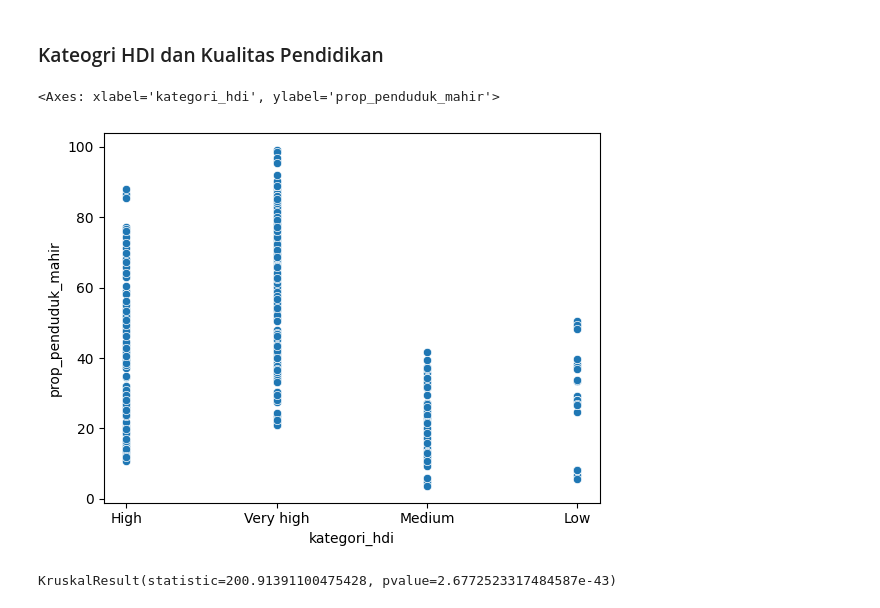
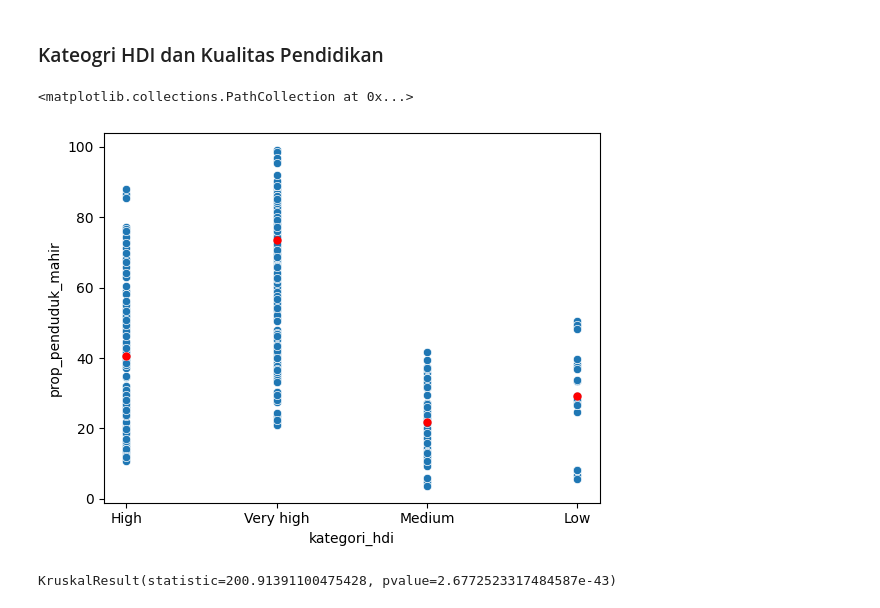
Before and after one commit to JayaWinata/DAC-IFest-2024-BukanWibu, a Jupyter notebook: SourceCode_DAC2024_BukanWibu.ipynb, the cells around one changed output. Saved outputs shown, nothing was run; the diff lists cells and outputs as text; code cells hidden in the pictures.

Commit message:
feat: add median in the scatter plot

```diff
--- a/SourceCode_DAC2024_BukanWibu.ipynb
+++ b/SourceCode_DAC2024_BukanWibu.ipynb
@@ -248,9 +248,11 @@ Pada analisis ini, nilai kritis (critical value) yang digunakan adalah p = 0.05
 ### Kateogri HDI dan Kualitas Pendidikan
 # %%
 sns.scatterplot(x='kategori_hdi', y='prop_penduduk_mahir', data=df)
+median_values = df.groupby('kategori_hdi')['prop_penduduk_mahir'].median()
+plt.scatter(median_values.index,median_values,color='red', marker='.', s=100)
 # %% [output]
-<Axes: xlabel='kategori_hdi', ylabel='prop_penduduk_mahir'>
+<matplotlib.collections.PathCollection at 0x...>
-[figure, old version]
+[figure, new version]
 # %%
 stats.kruskal(df['prop_penduduk_mahir'][df['kategori_hdi'] == 'Very high'],
             df['prop_penduduk_mahir'][df['kategori_hdi'] == 'High'],
```
Also changed, not shown: parts of 2 cells of this notebook.
